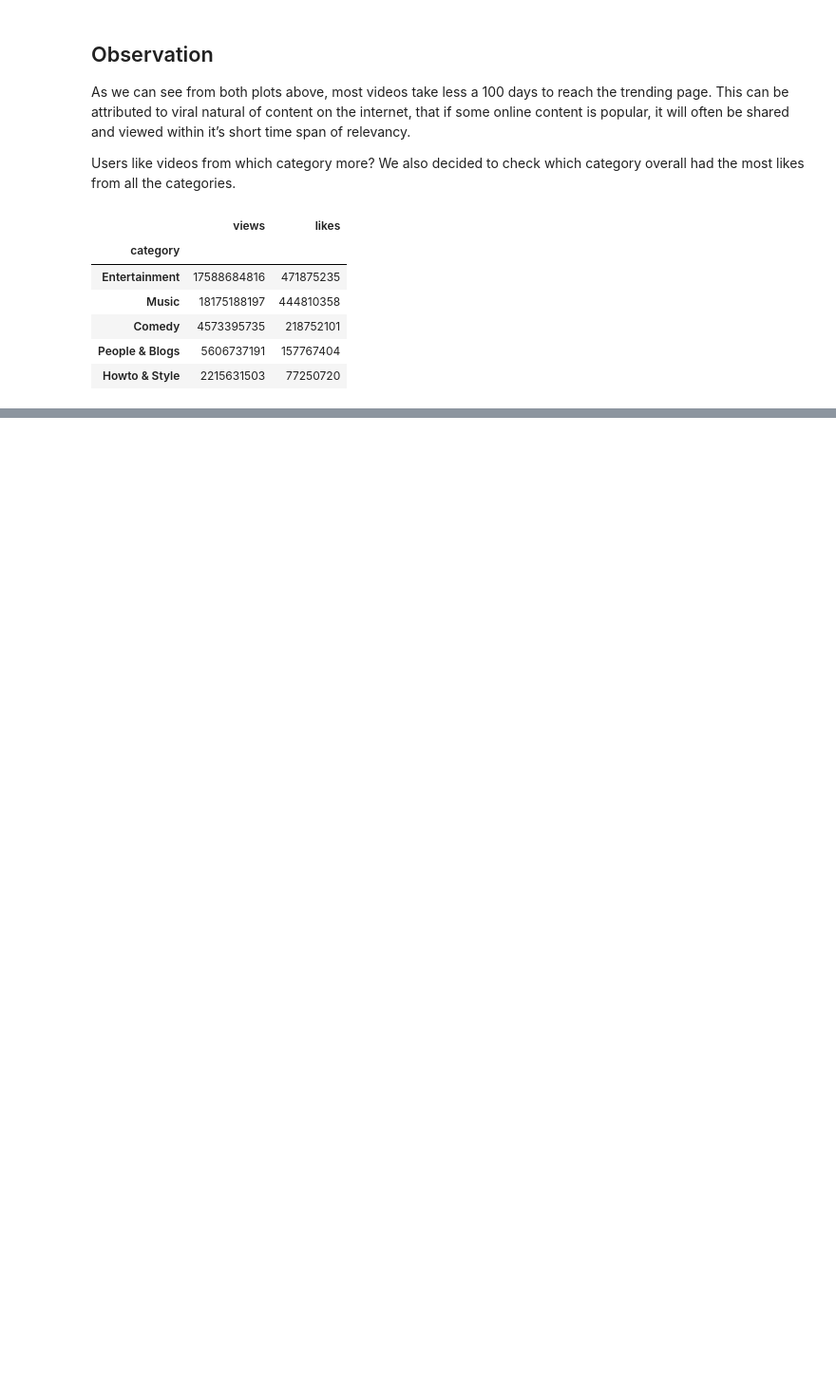
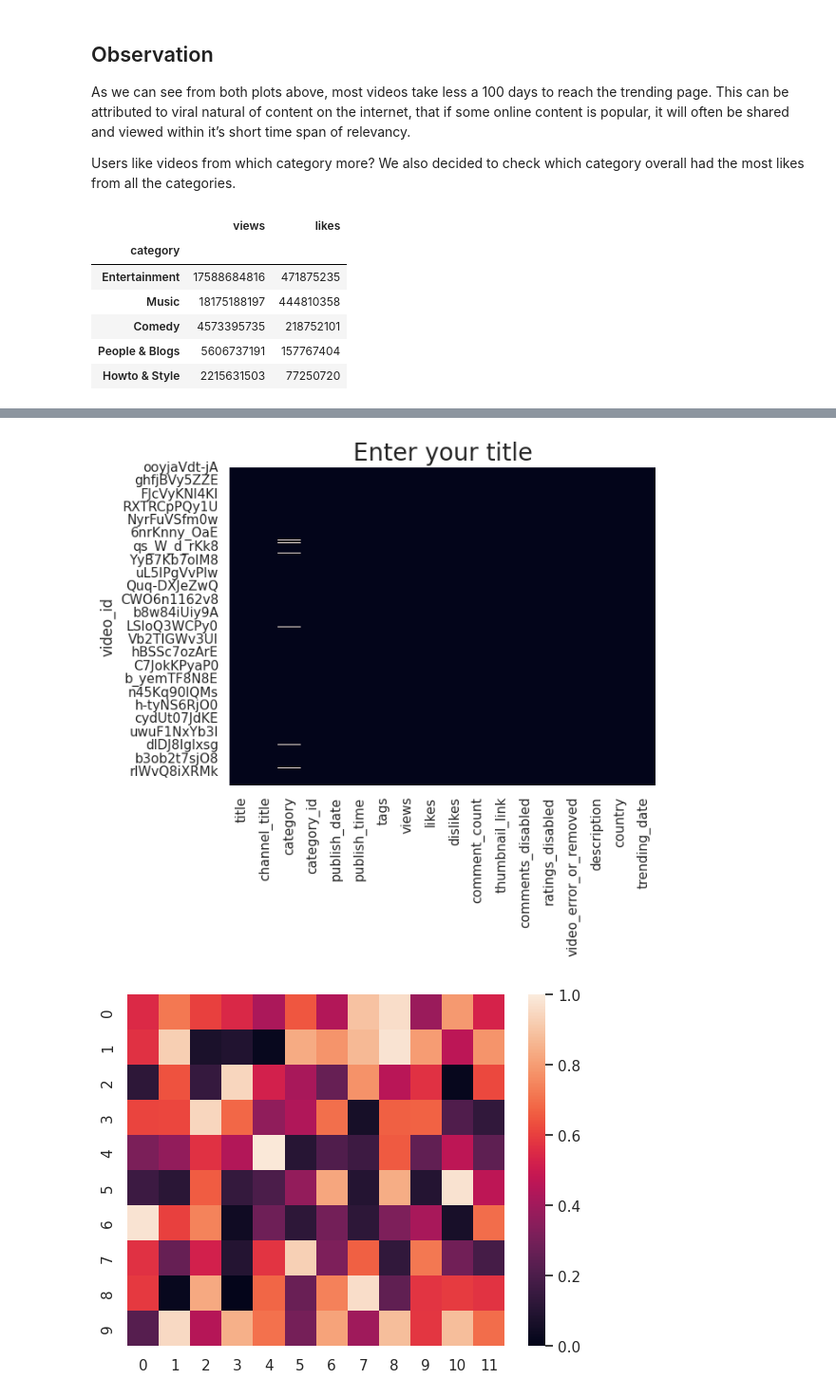
Before and after one commit to heidless-stillwater/data-cleaning, a Jupyter notebook: notebooks/clean-0.ipynb, the cells around one changed output, grey strips where cells are left out. Shown at 95% size. Drawn from its saved outputs; the diff is of its cells as text; code cells hidden in the pictures; blank space fills up the shorter version.

```diff
--- a/notebooks/clean-0.ipynb
+++ b/notebooks/clean-0.ipynb
@@ -519,0 +601,13 @@ temp
+# %%
+sns.heatmap(combined_df.isnull(), cbar=False)
+plt.title("Enter your title", fontsize =20)
+plt.figure()
+
+np.random.seed(0)
+sns.set()
+uniform_data = np.random.rand(10, 12)
+ax = sns.heatmap(uniform_data, vmin=0, vmax=1)
+plt.show()
+# %% [output]
+[figure, added]
+[figure, added]
```
Also changed, not shown: parts of 10 cells of this notebook.
